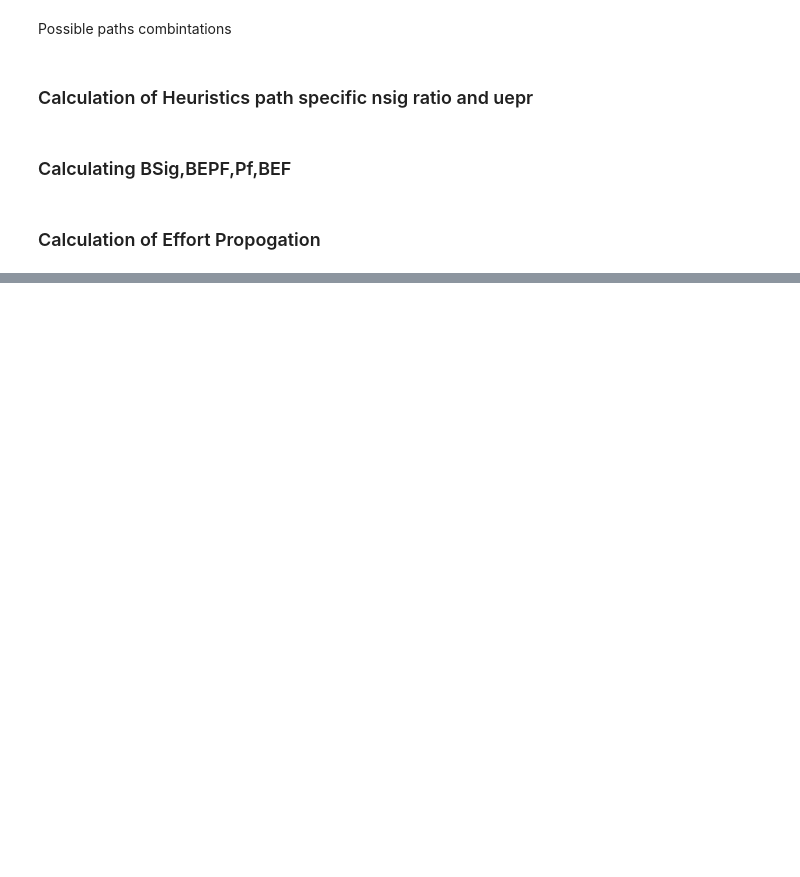
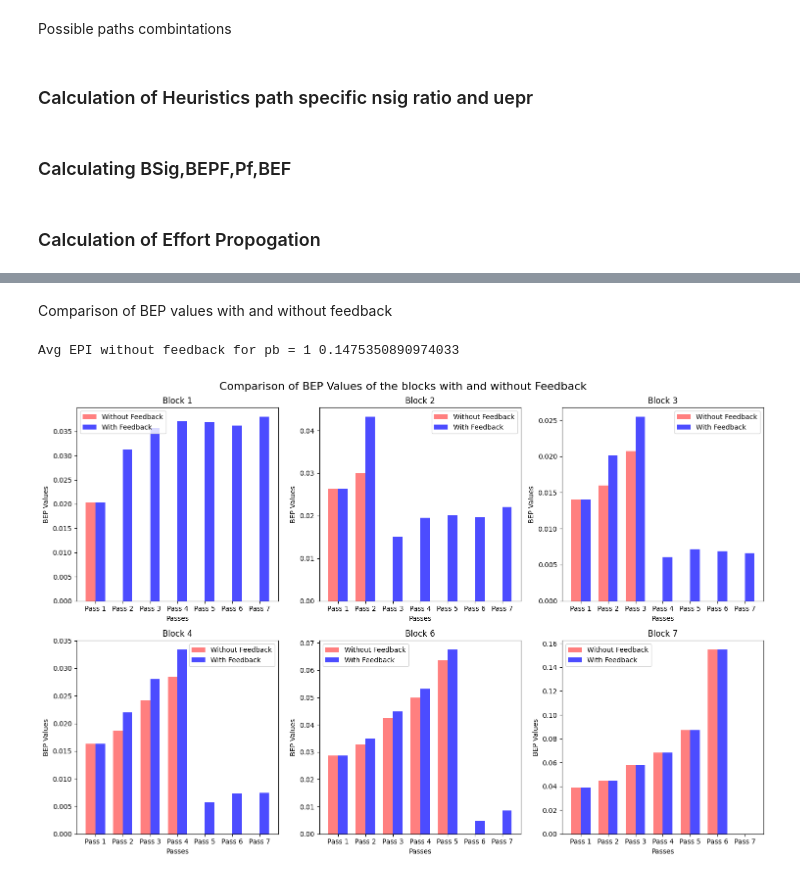
Before and after one commit to suvojit1994/SR-Multi-HEAP-Strategy, a Jupyter notebook: SR-Multi-HEAP-Strategy.ipynb, the cells around one changed output, grey strips where cells are left out. Cells and saved outputs as stored; diff of their text form; code cells hidden in the pictures; blank space fills up the shorter version.

```diff
--- a/SR-Multi-HEAP-Strategy.ipynb
+++ b/SR-Multi-HEAP-Strategy.ipynb
@@ -1326,3 +1373,39 @@ for path_name in final_path_tables:
+# %% [markdown]
+Comparison of BEP values with and without feedback
+# %%
+master_bep_without_feedback=list(map(list, zip(*master_bep_without_feedback)))
+master_bep_with_feedback=list(map(list, zip(*master_bep_with_feedback)))
+
+total_sum = sum(sum(sublist) for sublist in master_bep_without_feedback)
+avg_epi_without_feedback_for_pb_1 = total_sum/6
+print('Avg EPI without feedback for pb = 1 :',avg_epi_without_feedback_for_pb_1)
+passes = ['Pass 1', 'Pass 2', 'Pass 3', 'Pass 4', 'Pass 5', 'Pass 6', 'Pass 7']
+block_names = ['Block 1', 'Block 2', 'Block 3', 'Block 4', 'Block 6', 'Block 7']
+
+bar_width = 0.35
+index = np.arange(len(passes))
+
+fig, axs = plt.subplots(2, 3, figsize=(15, 10))
+
+for i in range(2):
+    for j in range(3):
+        block_index = 3*i + j
+        axs[i, j].bar(index - bar_width/2, master_bep_without_feedback[block_index], bar_width, color='red', alpha=0.5, label='Without Feedback')
+        axs[i, j].bar(index + bar_width/2, master_bep_with_feedback[block_index], bar_width, color='blue', alpha=0.7, label='With Feedback')
+        axs[i, j].set_xlabel('Passes')
+        axs[i, j].set_ylabel('BEP Values')
+        axs[i, j].set_title(block_names[block_index])
+        axs[i, j].set_xticks(index)
+        axs[i, j].set_xticklabels(passes)
+        axs[i, j].legend()
+        axs[i, j].grid(False)
+
+fig.suptitle('Comparison of BEP Values of the blocks with and without Feedback', fontsize=16)
+plt.tight_layout()
+plt.show()
+# %% [output]
+Avg EPI without feedback for pb = 1 0.1475350890974033
+[figure, added]
 # %%
 print(efff)
 # %% [output]
```
Also changed, not shown: parts of 15 cells of this notebook, 1 other file.
